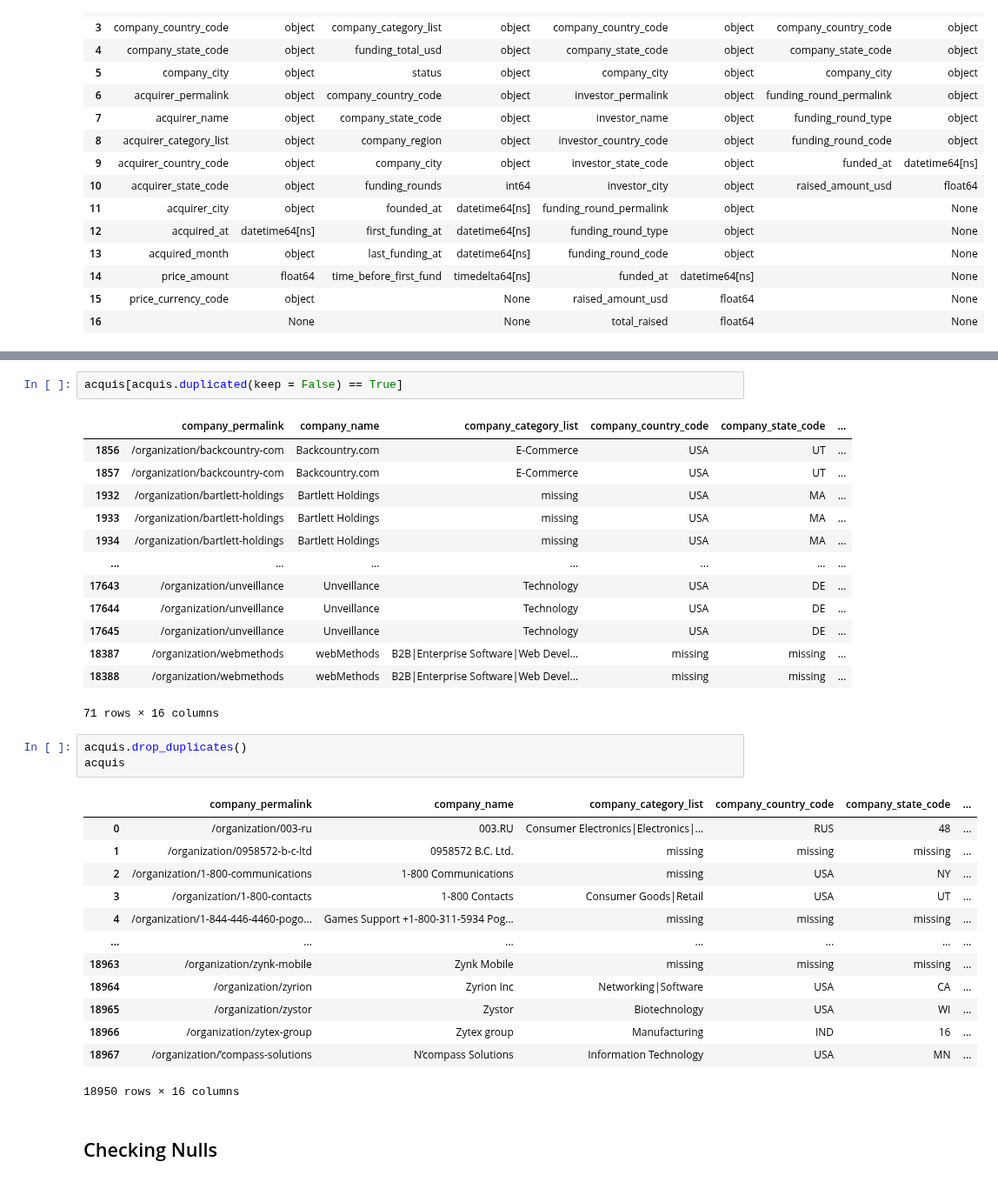
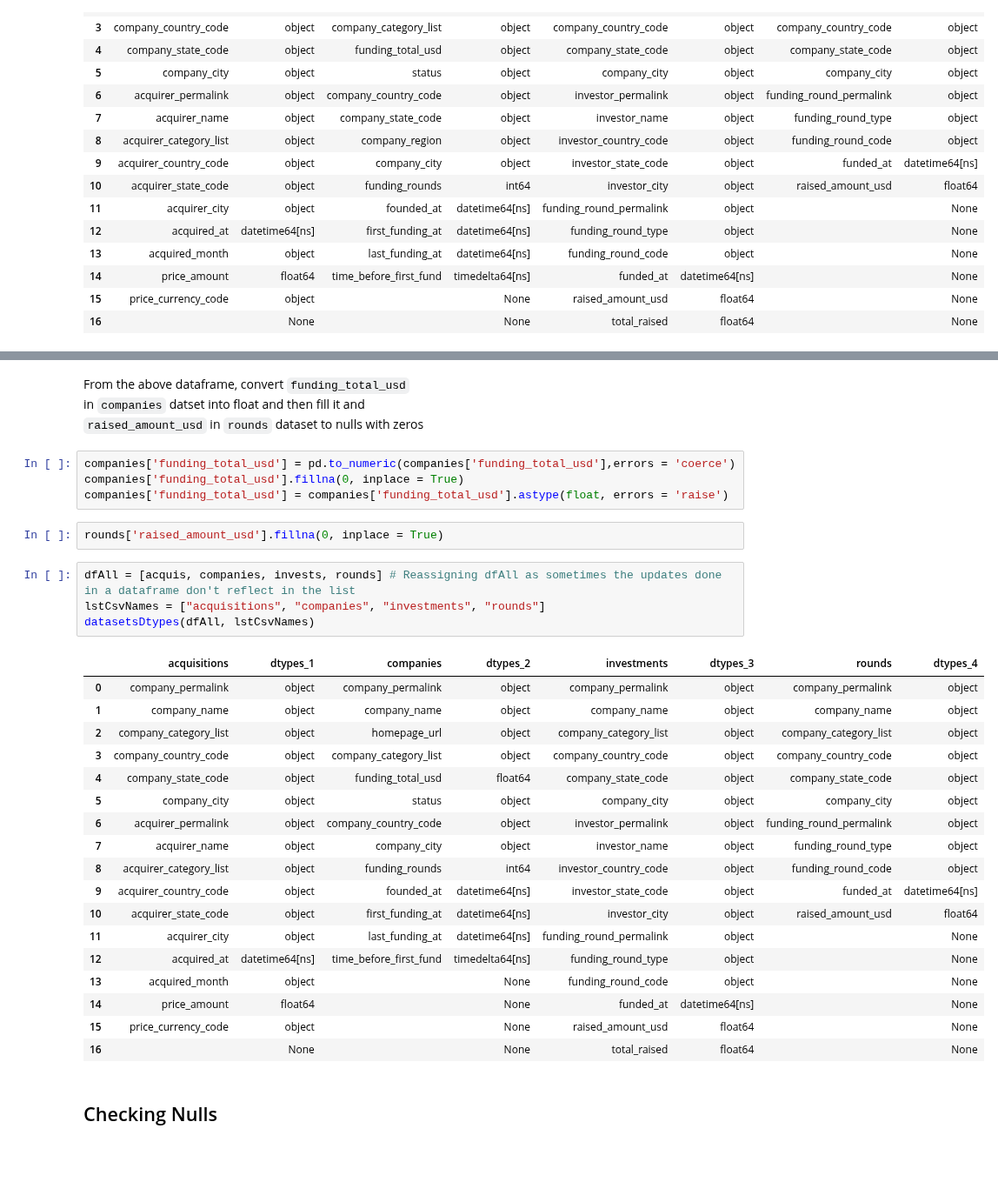
Before and after one commit to OdyAsh/StartupCompanies, a Jupyter notebook: Startup-Companies.ipynb, the cells around one changed output, grey strips where cells are left out. Shown at 87% size. Drawn from its saved outputs; the diff is of its cells as text; blank space fills up the shorter version.

```diff
--- a/Startup-Companies.ipynb
+++ b/Startup-Companies.ipynb
@@ -1451,36 +1416,36 @@ rounds['company_country_code']=rounds['company_country_code'].fillna("missing")
-# %%
-acquis[acquis.duplicated(keep = False) == True]
-# %% [output]
-|  | company_permalink | company_name | company_category_list | company_country_code | company_state_code | ... |
-| 1856 | /organization/backcountry-com | Backcountry.com | E-Commerce | USA | UT | ... |
-| 1857 | /organization/backcountry-com | Backcountry.com | E-Commerce | USA | UT | ... |
-| 1932 | /organization/bartlett-holdings | Bartlett Holdings | missing | USA | MA | ... |
-| 1933 | /organization/bartlett-holdings | Bartlett Holdings | missing | USA | MA | ... |
-| 1934 | /organization/bartlett-holdings | Bartlett Holdings | missing | USA | MA | ... |
-| ... | ... | ... | ... | ... | ... | ... |
-| 17643 | /organization/unveillance | Unveillance | Technology | USA | DE | ... |
-| 17644 | /organization/unveillance | Unveillance | Technology | USA | DE | ... |
-| 17645 | /organization/unveillance | Unveillance | Technology | USA | DE | ... |
-| 18387 | /organization/webmethods | webMethods | B2B|Enterprise Software|Web Devel... | missing | missing | ... |
-| 18388 | /organization/webmethods | webMethods | B2B|Enterprise Software|Web Devel... | missing | missing | ... |
-71 rows × 16 columns
-# %%
-acquis.drop_duplicates()
-acquis
-# %% [output]
-|  | company_permalink | company_name | company_category_list | company_country_code | company_state_code | ... |
-| 0 | /organization/003-ru | 003.RU | Consumer Electronics|Electronics|... | RUS | 48 | ... |
-| 1 | /organization/0958572-b-c-ltd | 0958572 B.C. Ltd. | missing | missing | missing | ... |
-| 2 | /organization/1-800-communications | 1-800 Communications | missing | USA | NY | ... |
-| 3 | /organization/1-800-contacts | 1-800 Contacts | Consumer Goods|Retail | USA | UT | ... |
-| 4 | /organization/1-844-446-4460-pogo... | Games Support +1-800-311-5934 Pog... | missing | missing | missing | ... |
-| ... | ... | ... | ... | ... | ... | ... |
-| 18963 | /organization/zynk-mobile | Zynk Mobile | missing | missing | missing | ... |
-| 18964 | /organization/zyrion | Zyrion Inc | Networking|Software | USA | CA | ... |
-| 18965 | /organization/zystor | Zystor | Biotechnology | USA | WI | ... |
-| 18966 | /organization/zytex-group | Zytex group | Manufacturing | IND | 16 | ... |
-| 18967 | /organization/’compass-solutions | N’compass Solutions | Information Technology | USA | MN | ... |
-18950 rows × 16 columns
+# %% [markdown]
+From the above dataframe, convert `funding_total_usd` <br>
+in `companies` datset into float and then fill it and <br>
+`raised_amount_usd` in `rounds` dataset to  nulls with zeros
+# %%
+companies['funding_total_usd'] = pd.to_numeric(companies['funding_total_usd'],errors = 'coerce')
+companies['funding_total_usd'].fillna(0, inplace = True)
+companies['funding_total_usd'] = companies['funding_total_usd'].astype(float, errors = 'raise')
+# %%
+rounds['raised_amount_usd'].fillna(0, inplace = True)
+# %%
+dfAll = [acquis, companies, invests, rounds] # Reassigning dfAll as sometimes the updates done in a dataframe don't reflect in the list
+lstCsvNames = ["acquisitions", "companies", "investments", "rounds"]
+datasetsDtypes(dfAll, lstCsvNames)
+# %% [output]
+|  | acquisitions | dtypes_1 | companies | dtypes_2 | investments | dtypes_3 | rounds | dtypes_4 |
+| 0 | company_permalink | object | company_permalink | object | company_permalink | object | company_permalink | object |
+| 1 | company_name | object | company_name | object | company_name | object | company_name | object |
+| 2 | company_category_list | object | homepage_url | object | company_category_list | object | company_category_list | object |
+| 3 | company_country_code | object | company_category_list | object | company_country_code | object | company_country_code | object |
+| 4 | company_state_code | object | funding_total_usd | float64 | company_state_code | object | company_state_code | object |
+| 5 | company_city | object | status | object | company_city | object | company_city | object |
+| 6 | acquirer_permalink | object | company_country_code | object | investor_permalink | object | funding_round_permalink | object |
+| 7 | acquirer_name | object | company_city | object | investor_name | object | funding_round_type | object |
+| 8 | acquirer_category_list | object | funding_rounds | int64 | investor_country_code | object | funding_round_code | object |
+| 9 | acquirer_country_code | object | founded_at | datetime64[ns] | investor_state_code | object | funded_at | datetime64[ns] |
+| 10 | acquirer_state_code | object | first_funding_at | datetime64[ns] | investor_city | object | raised_amount_usd | float64 |
+| 11 | acquirer_city | object | last_funding_at | datetime64[ns] | funding_round_permalink | object |  | None |
+| 12 | acquired_at | datetime64[ns] | time_before_first_fund | timedelta64[ns] | funding_round_type | object |  | None |
+| 13 | acquired_month | object |  | None | funding_round_code | object |  | None |
+| 14 | price_amount | float64 |  | None | funded_at | datetime64[ns] |  | None |
+| 15 | price_currency_code | object |  | None | raised_amount_usd | float64 |  | None |
+| 16 |  | None |  | None | total_raised | float64 |  | None |
 # %% [markdown]
 ## Checking Nulls
 # %% [markdown]
```
Also changed, not shown: parts of 40 cells of this notebook.
